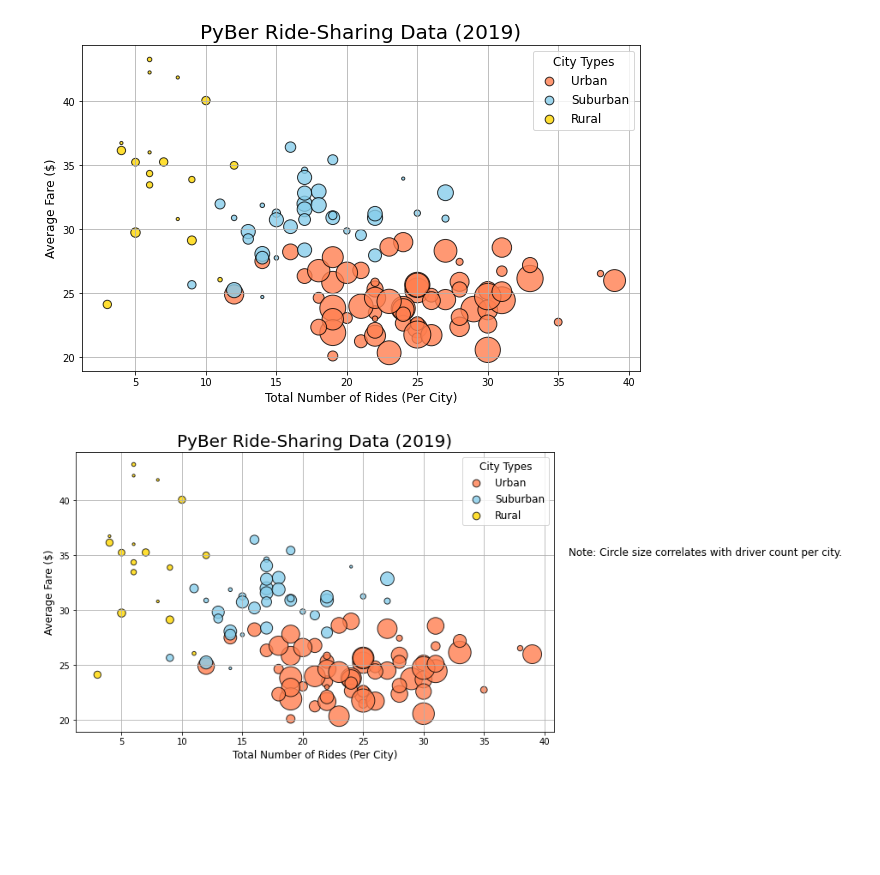
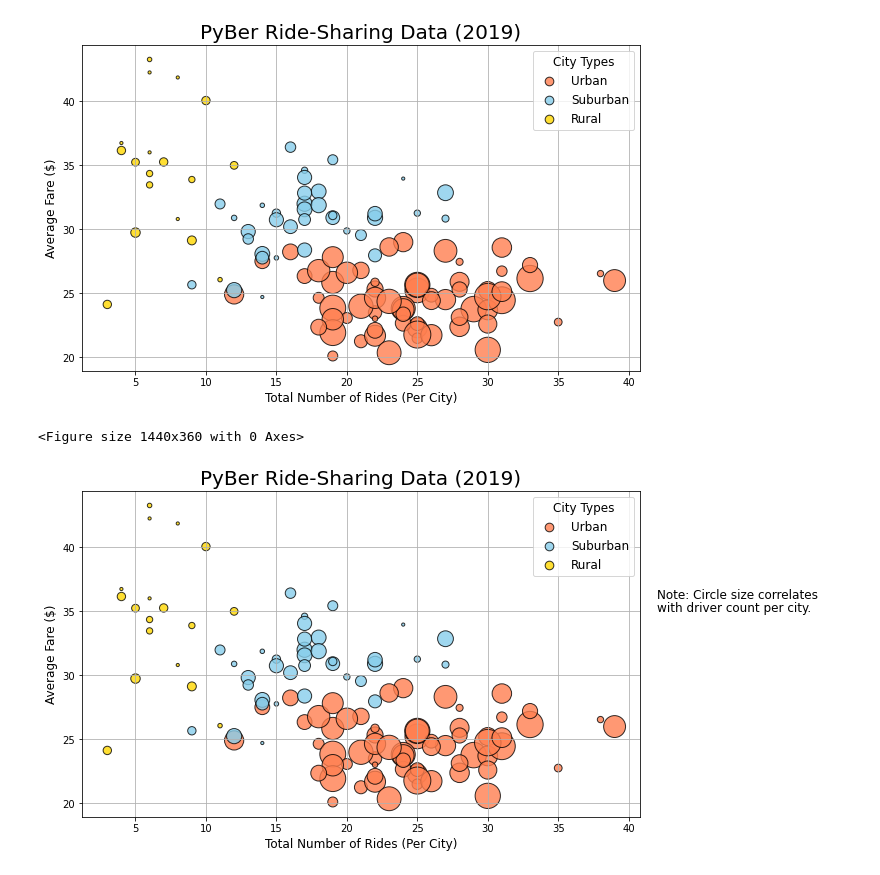
Before and after one commit to sqrtofpi/PyBer_Analysis, a Jupyter notebook: PyBer.ipynb, the cells around one changed output. Saved outputs shown, nothing was run; the diff lists cells and outputs as text; code cells hidden in the pictures; blank space fills up the shorter version.

```diff
--- a/PyBer.ipynb
+++ b/PyBer.ipynb
@@ -353,6 +353,12 @@ plt.show()
 [figure]
 # %%
 # Build the scatter charts for each city type.
+width1 = 20
+height1 = 5
+width_height_1 = (width1, height1)
+
+plt.figure(figsize=width_height_1)
+
 plt.subplots(figsize=(10, 6))
 plt.scatter(urban_ride_count,
       urban_avg_fare,
@@ -367,32 +373,34 @@ plt.scatter(suburban_ride_count,
       alpha=0.8, label="Suburban")
 
 plt.scatter(rural_ride_count,
       rural_avg_fare,
       s=10*rural_driver_count, c="gold",
       edgecolor="black", linewidths=1,
       alpha=0.8, label="Rural")
 
 # Incorporate the other graph properties
 plt.title("PyBer Ride-Sharing Data (2019)", fontsize=20)
 plt.ylabel("Average Fare ($)", fontsize=12)
 plt.xlabel("Total Number of Rides (Per City)", fontsize=12)
 plt.grid(True)
 
 # Create a legend
 lgnd = plt.legend(fontsize="12", mode="Expanded",
          scatterpoints=1, loc="best", title="City Types")
 lgnd.legendHandles[0]._sizes = [75]
 lgnd.legendHandles[1]._sizes = [75]
 lgnd.legendHandles[2]._sizes = [75]
 lgnd.get_title().set_fontsize(12)
 
 # Incorporate a text label about circle size.
-plt.text(42, 35, "Note: Circle size correlates with driver count per city.", fontsize="12")
+plt.text(42, 36, "Note: Circle size correlates", fontsize="12")
+plt.text(42, 35, "with driver count per city.", fontsize="12")
 
 # Save the figure.
 plt.savefig("analysis/Fig1.png")
 
 # Show the plot
 plt.show()
 # %% [output]
+<Figure size 1440x360 with 0 Axes>
-[figure, old version]
+[figure, new version]
```
Also changed, not shown: parts of 42 cells of this notebook, 4 other files.
